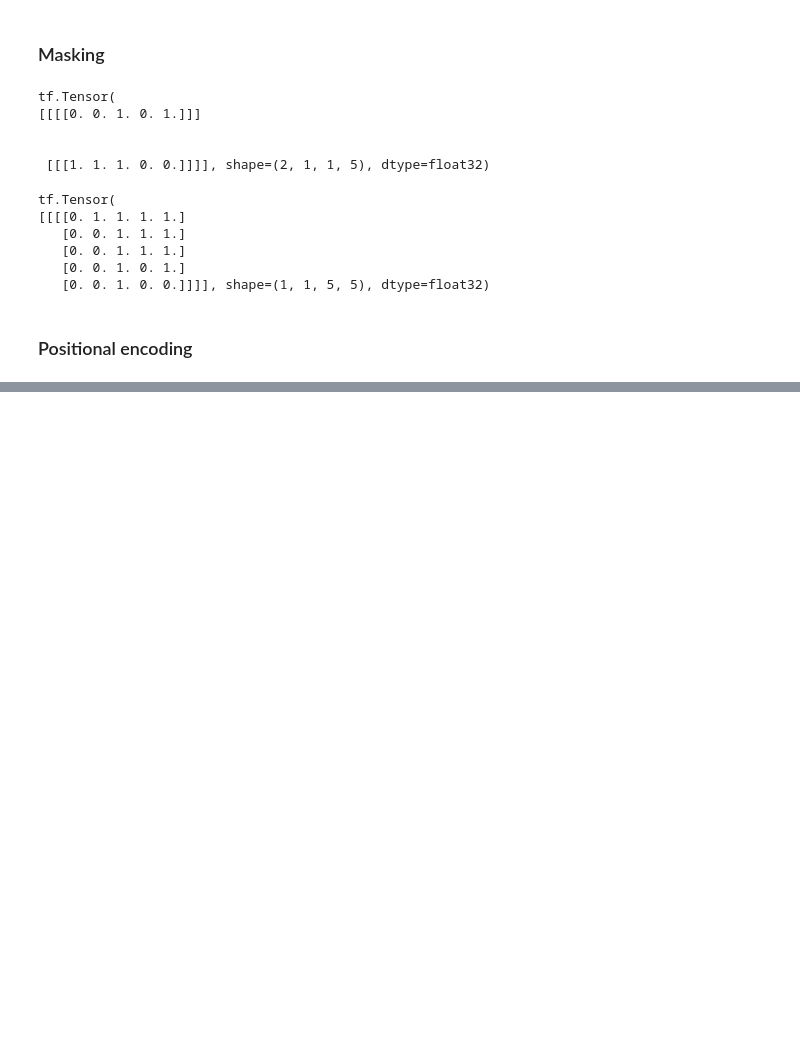
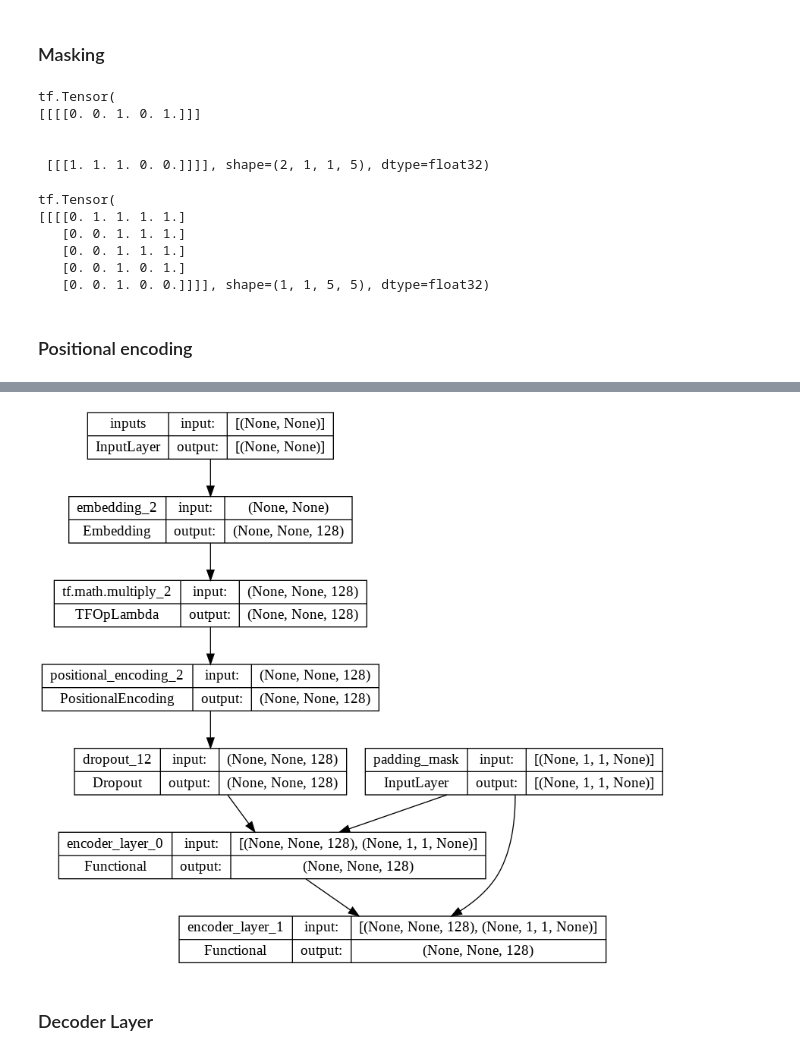
Before and after one commit to MINGofHope/nlp, a Jupyter notebook: Transformers_chatbot.ipynb, the cells around one changed output, grey strips where cells are left out. Saved outputs shown, nothing was run; the diff lists cells and outputs as text; code cells hidden in the pictures; blank space fills up the shorter version.

```diff
--- a/Transformers_chatbot.ipynb
+++ b/Transformers_chatbot.ipynb
@@ -375,0 +628,39 @@ class PositionalEncoding(tf.keras.layer.Layer):
+# %%
+def encoder(vocab_size, num_layers, units, d_model, num_heads, dropout, name='encoder'):
+  inputs = tf.keras.Input(shape=(None,), name='inputs')
+  padding_mask = tf.keras.Input(shape=(1,1,None), name='padding_mask') #
+
+  embeddings = tf.keras.layers.Embedding(vocab_size, d_model)(inputs)
+  embeddings *= tf.keras.layers.Lambda(
+      lambda d_model: tf.math.sqrt(tf.cast(d_model, tf.float32))
+  )(d_model)   #
+  embeddings = PositionalEncoding(vocab_size, d_model)(embeddings)  #
+
+  outputs = tf.keras.layers.Dropout(rate=dropout)(embeddings)
+
+  for i in range(num_layers):
+    outputs = encoder_layer(
+        units = units,
+        d_model = d_model,
+        num_heads = num_heads,
+        dropout = dropout,
+        name = 'encoder_layer_{}'.format(i),
+    )([outputs, padding_mask])
+
+  return tf.keras.Model(inputs=[inputs, padding_mask], outputs=outputs, name=name)
+# %%
+sample_encoder = encoder(
+    vocab_size = 8192,
+    num_layers = 2,
+    units = 512,
+    d_model = 128,
+    num_heads = 4,
+    dropout = 0.3,
+    name = 'sample_encoder',
+)
+
+tf.keras.utils.plot_model(sample_encoder, to_file='encoder.png', show_shapes=True)
+# %% [output]
+[figure, added]
+# %% [markdown]
+### Decoder Layer
```
Also changed, not shown: parts of 59 cells of this notebook.
